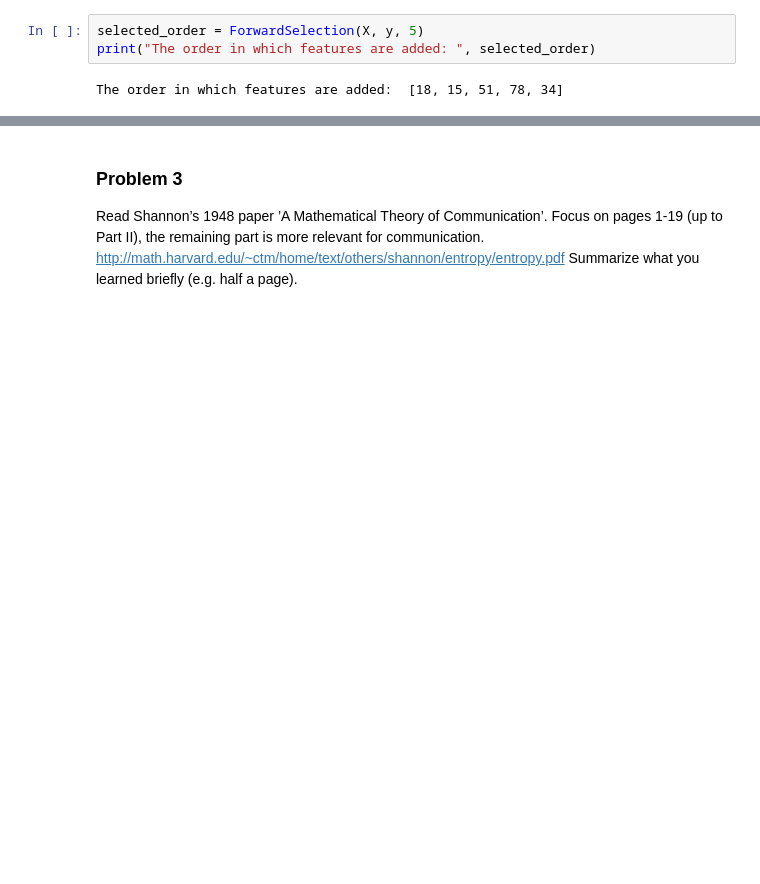
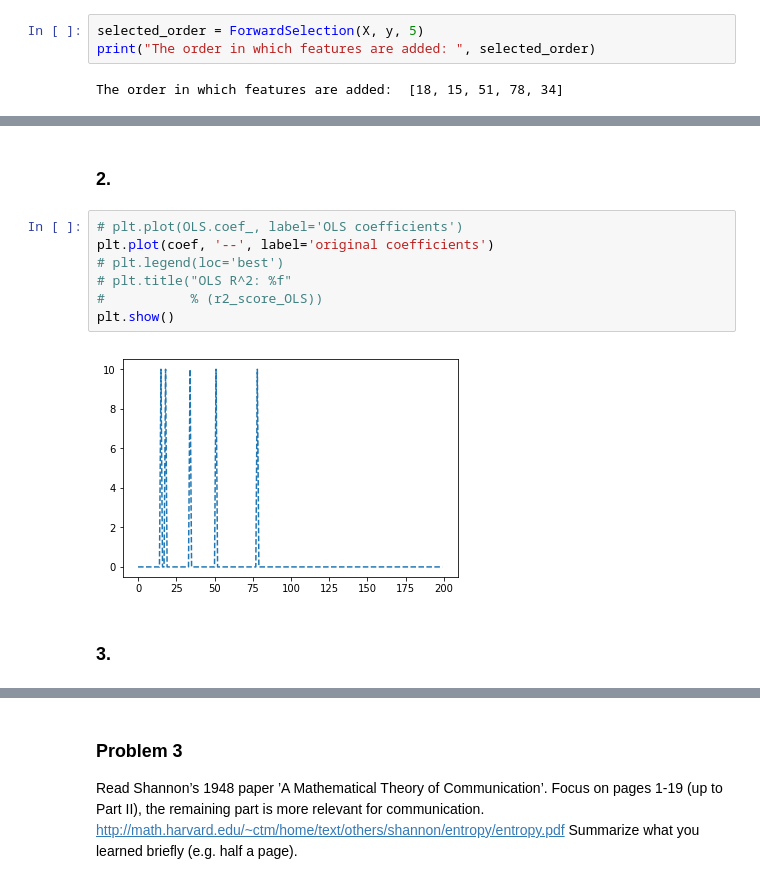
Before and after one commit to mxviteri/bds_hm1, a Jupyter notebook: hw4/HW4.ipynb, the cells around one changed output, grey strips where cells are left out. Saved outputs shown, nothing was run; the diff lists cells and outputs as text; blank space fills up the shorter version.

```diff
--- a/hw4/HW4.ipynb
+++ b/hw4/HW4.ipynb
@@ -210 +218,14 @@ sfs1.subsets_
   'feature_names': ('15', '18', '34', '51', '78')}}
+# %% [markdown]
+### 2.
+# %%
+# plt.plot(OLS.coef_, label='OLS coefficients')
+plt.plot(coef, '--', label='original coefficients')
+# plt.legend(loc='best')
+# plt.title("OLS R^2: %f"
+#           % (r2_score_OLS))
+plt.show()
+# %% [output]
+[figure, added]
+# %% [markdown]
+### 3.
```
Also changed, not shown: parts of 11 cells of this notebook.
